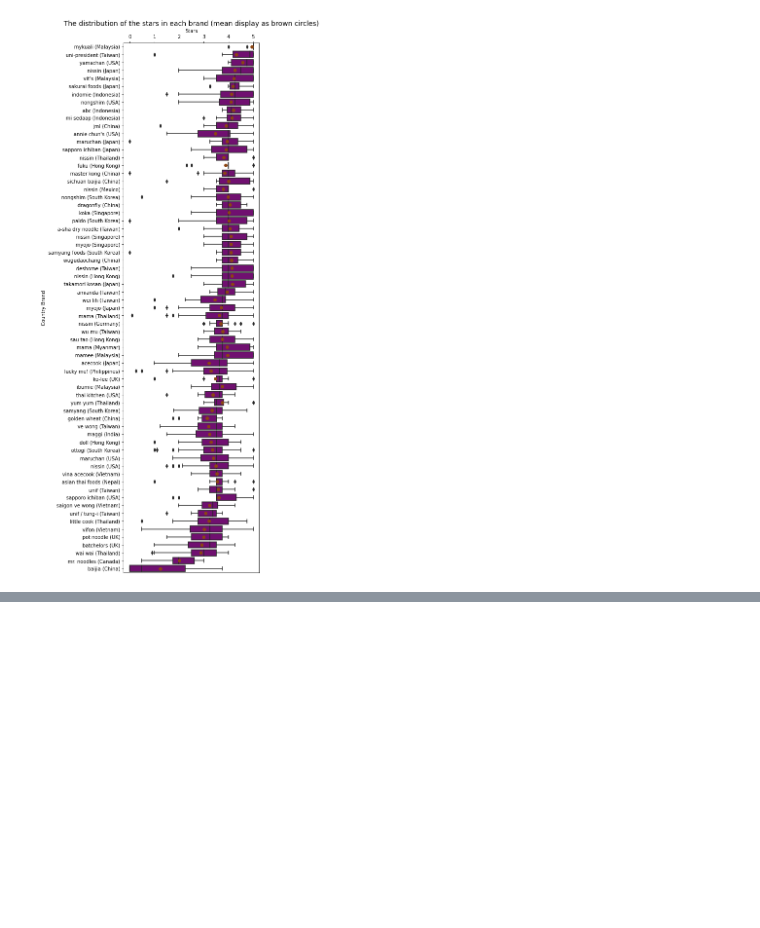
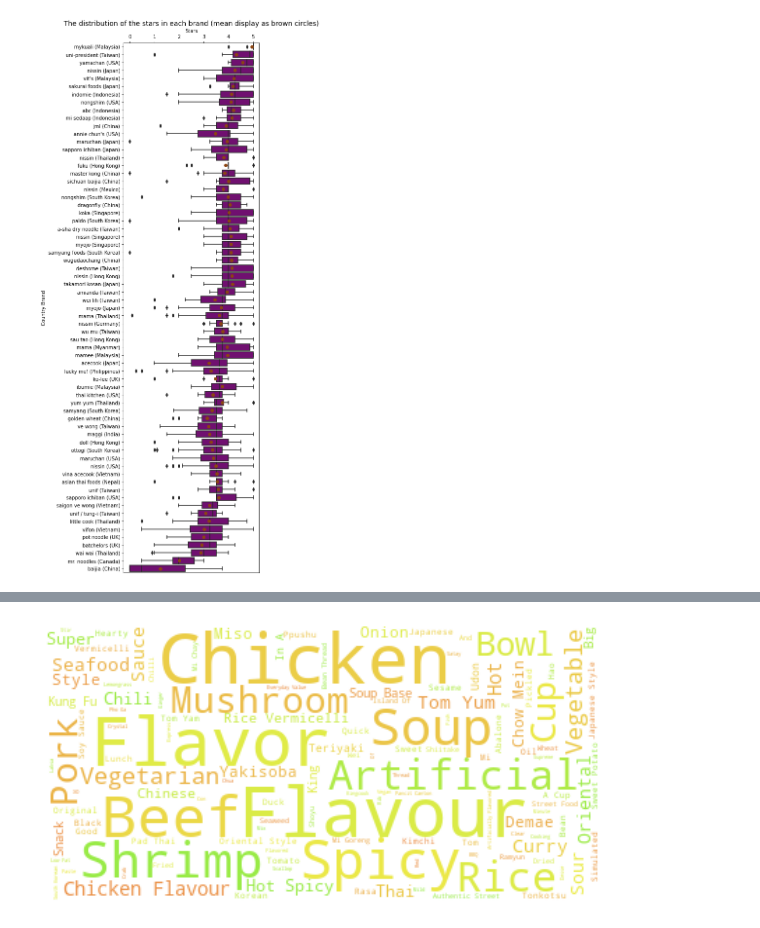
Before and after one commit to HongquanZhang9/Ramen, a Jupyter notebook: figures/figures.ipynb, the cells around one changed output, grey strips where cells are left out. Saved outputs shown, nothing was run; the diff lists cells and outputs as text; code cells hidden in the pictures; blank space fills up the shorter version.

```diff
--- a/figures/figures.ipynb
+++ b/figures/figures.ipynb
@@ -33,0 +32,5 @@ star_brand_country.plot()
+# %%
+import src.ramen_wordcloud as r_word
+r_word.plot()
+# %% [output]
+[figure, added]
```
Also changed, not shown: parts of 4 cells of this notebook, 4 other files.
